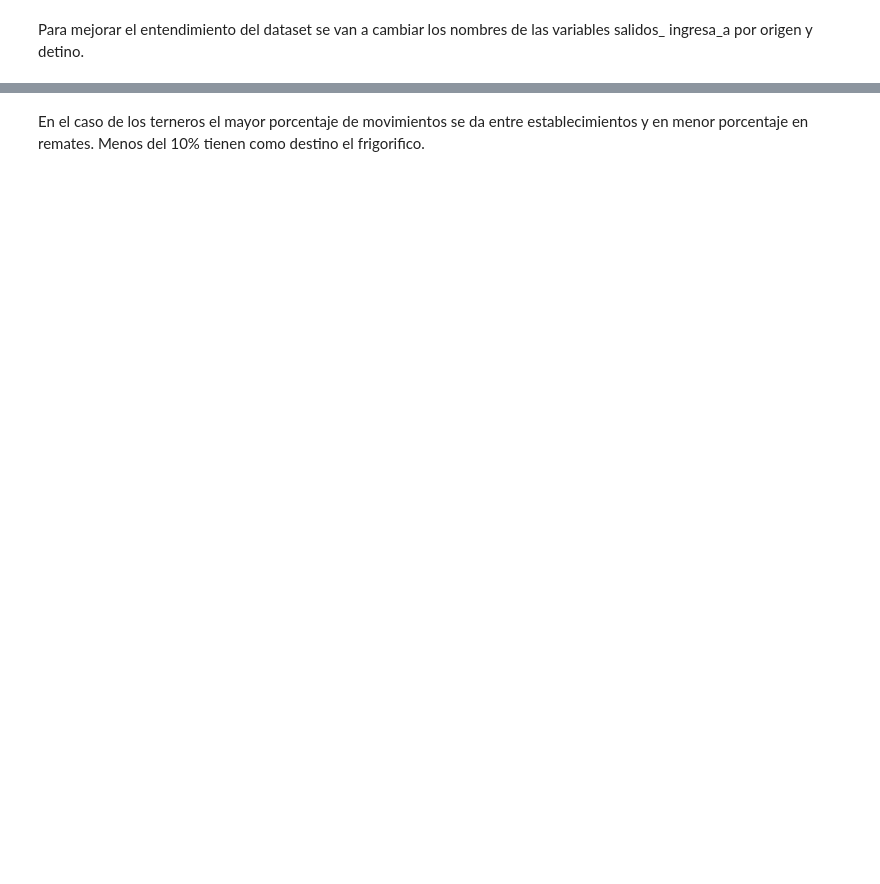
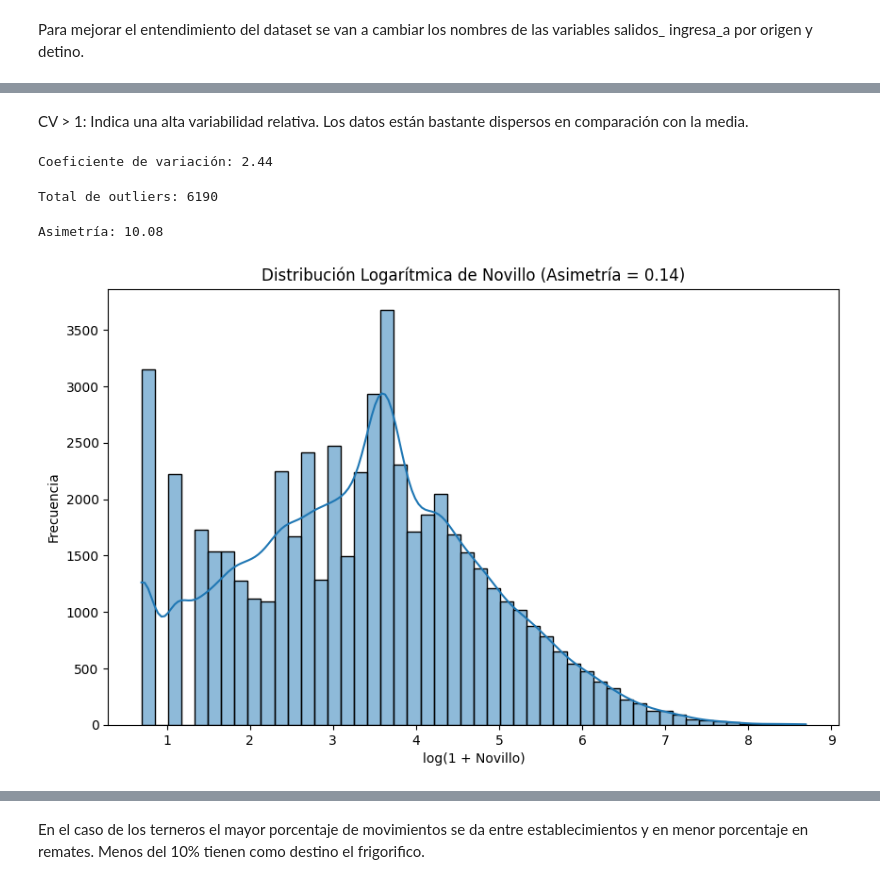
Before and after one commit to Camila20197/Futura-Ganadera, a Jupyter notebook: Primera_Entrega_Durand_Camila_Ayelen.ipynb, the cells around one changed output, grey strips where cells are left out. Drawn from its saved outputs; the diff is of its cells as text; code cells hidden in the pictures; blank space fills up the shorter version.

```diff
--- a/Primera_Entrega_Durand_Camila_Ayelen.ipynb
+++ b/Primera_Entrega_Durand_Camila_Ayelen.ipynb
@@ -458,0 +413,4 @@ plt.show()
+# %%
+ruta_dataset = '/content/drive/MyDrive/CoderHouse/Data Science II/Proyecto Final/novillo.csv'
+df_novillo = pd.read_csv(ruta_dataset, encoding='latin-1') # Changed line: Added encoding='latin-1'
+df_novillo.head()
@@ -458,0 +439,37 @@ plt.show()
+# %% [markdown]
+CV > 1: Indica una
+alta variabilidad relativa.
+Los datos están
+bastante dispersos en
+comparación con la
+media.
+# %%
+cv = df_novillo['novillo'].std() / df_novillo['novillo'].mean()
+print(f'Coeficiente de variación: {cv:.2f}')
+# %% [output]
+Coeficiente de variación: 2.44
+# %%
+Q1 = df_novillo['novillo'].quantile(0.25)
+Q3 = df_novillo['novillo'].quantile(0.75)
+IQR = Q3 - Q1
+
+outliers = df_novillo[(df_novillo['novillo'] < Q1 - 1.5 * IQR) | (df_novillo['novillo'] > Q3 + 1.5 * IQR)]
+print(f'Total de outliers: {outliers.shape[0]}')
+# %% [output]
+Total de outliers: 6190
+# %%
+asimetria = df_novillo['novillo'].skew()
+print(f'Asimetría: {asimetria:.2f}')
+# %% [output]
+Asimetría: 10.08
+# %%
+df_novillo['log_novillo'] = np.log1p(df_novillo['novillo'])
+asimetria_log = df_novillo['log_novillo'].skew()
+plt.figure(figsize=(10,6))
+sns.histplot(df_novillo['log_novillo'], kde=True, bins=50)
+plt.title(f'Distribución Logarítmica de Novillo (Asimetría = {asimetria_log:.2f})')
+plt.xlabel('log(1 + Novillo)')
+plt.ylabel('Frecuencia')
+plt.show()
+# %% [output]
+[figure, added]
```
Also changed, not shown: parts of 128 cells of this notebook, 3 other files.
